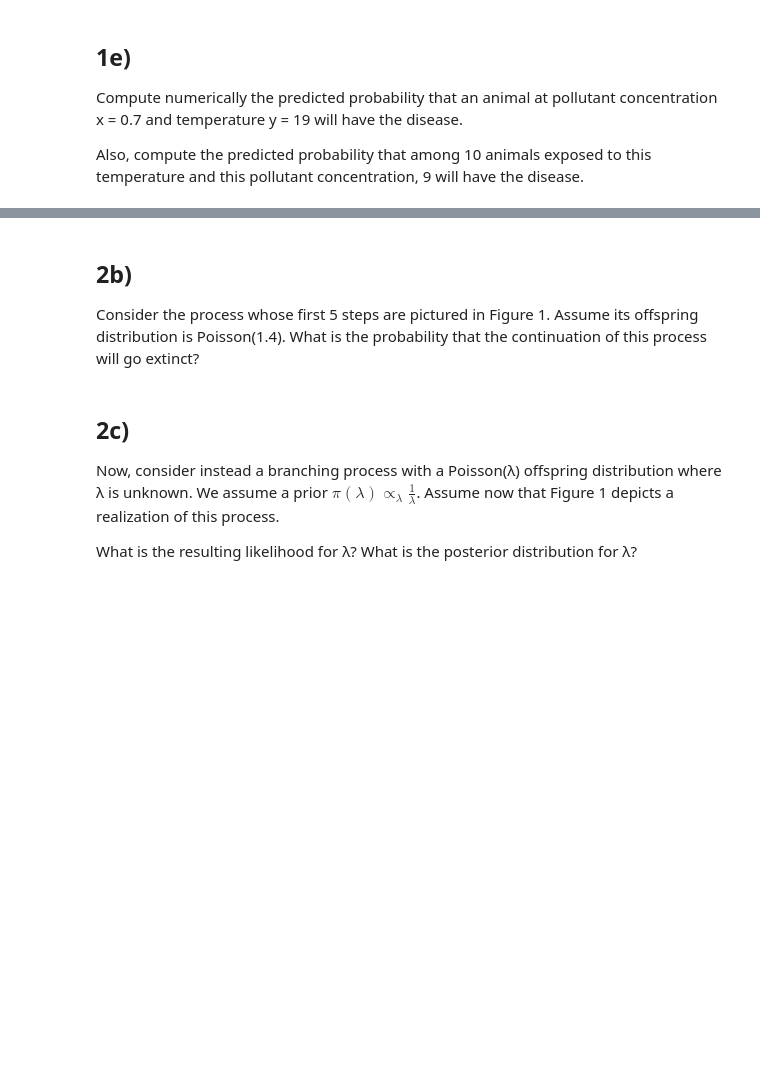
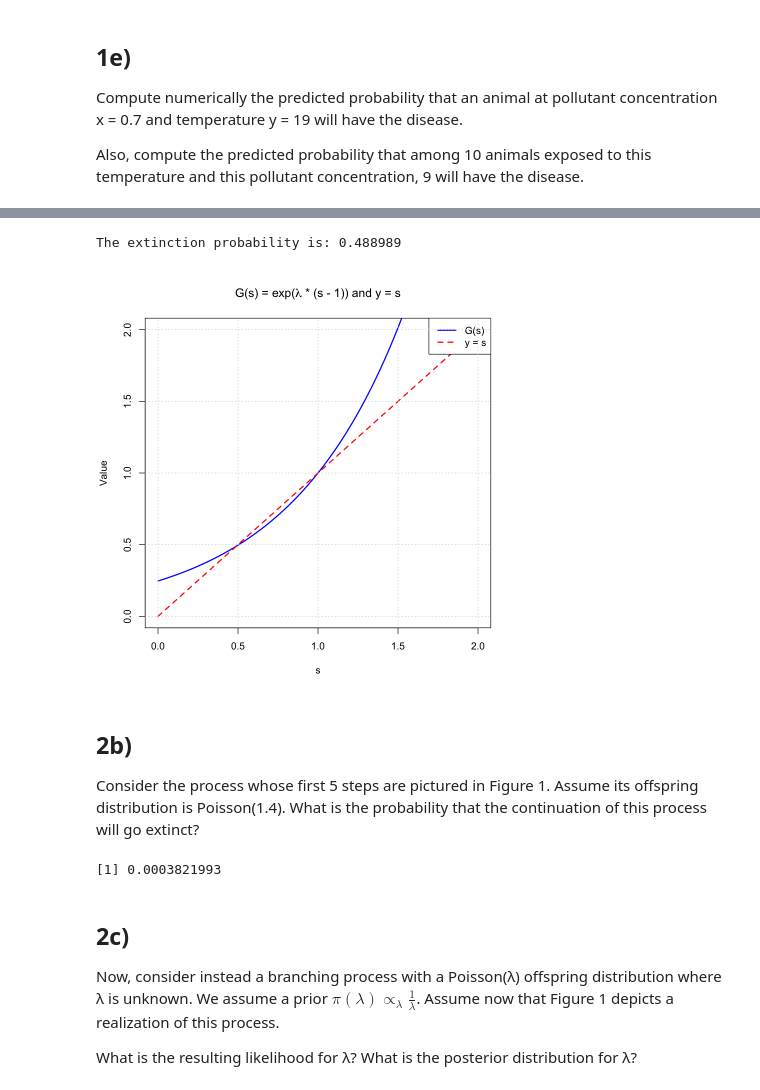
Before and after one commit to focccus/MVE550-Stochastic-processes, a Jupyter notebook: A2/assignment2.ipynb, the cells around one changed output, grey strips where cells are left out. Saved outputs shown, nothing was run; the diff lists cells and outputs as text; code cells hidden in the pictures; blank space fills up the shorter version.

```diff
--- a/A2/assignment2.ipynb
+++ b/A2/assignment2.ipynb
@@ -271,10 +271,62 @@ Consider a branching process where the offspring distribution is a Poisson distr
 
 ## 2a)
 Use R to compute the probability that such a process will go extinct.
+# %%
+# Define parameters
+lambda <- 1.4
+
+# Define the generating function
+G <- function(s) exp(lambda * (s - 1))
+
+# Define the fixed-point equation
+fixed_point <- function(q) G(q) - q
+
+# Use uniroot to find the smallest root in [0, 1]
+extinction_probability <- uniroot(fixed_point, interval = c(0, 0.99))$root
+
+# Output the extinction probability
+cat("The extinction probability is:", extinction_probability, "\n")
+# %% [output]
+The extinction probability is: 0.488989
+# %%
+# Define the interval for s
+s_values <- seq(0, 2, length.out = 100)
+
+# Compute G(s) values
+G_values <- G(s_values)
+
+# Set the background color to white
+par(bg = "white")
+
+# Plot G(s)
+plot(s_values, G_values, type = "l", col = "blue", lwd = 2,
+     xlab = "s", ylab = "Value",
+     main = expression("G(s) = exp(" * lambda * " * (s - 1)) and y = s"),
+     xlim = c(0, 2), ylim = c(0, 2))
+
+# Add the straight line y = s
+lines(s_values, s_values, col = "red", lwd = 2, lty = 2)
+
+# Add a legend
+legend("topright", legend = c("G(s)", "y = s"), col = c("blue", "red"),
+       lty = c(1, 2), lwd = 2, bg = "white")
+
+# Add grid lines
+grid()
+# %% [output]
+[figure, added]
 # %% [markdown]
 ## 2b)
 Consider the process whose first 5 steps are pictured in Figure 1.
 Assume its offspring distribution is Poisson(1.4). What is the probability that the continuation of this process will go extinct?
+# %%
+z_5 <- 11 # Number of active branches at step 5
+combined_extinction_probability <- extinction_probability^z_5
+
+# Print the result
+combined_extinction_probability
+# %% [output]
+[1] 0.0003821993
 # %% [markdown]
 ## 2c)
 Now, consider instead a branching process with a Poisson(λ) offspring distribution where λ is unknown. We assume a prior $π(λ) ∝_\lambda \frac{1}{\lambda}$. Assume now that Figure 1 depicts a realization of this process.
```
Also changed, not shown: parts of 3 cells of this notebook.
